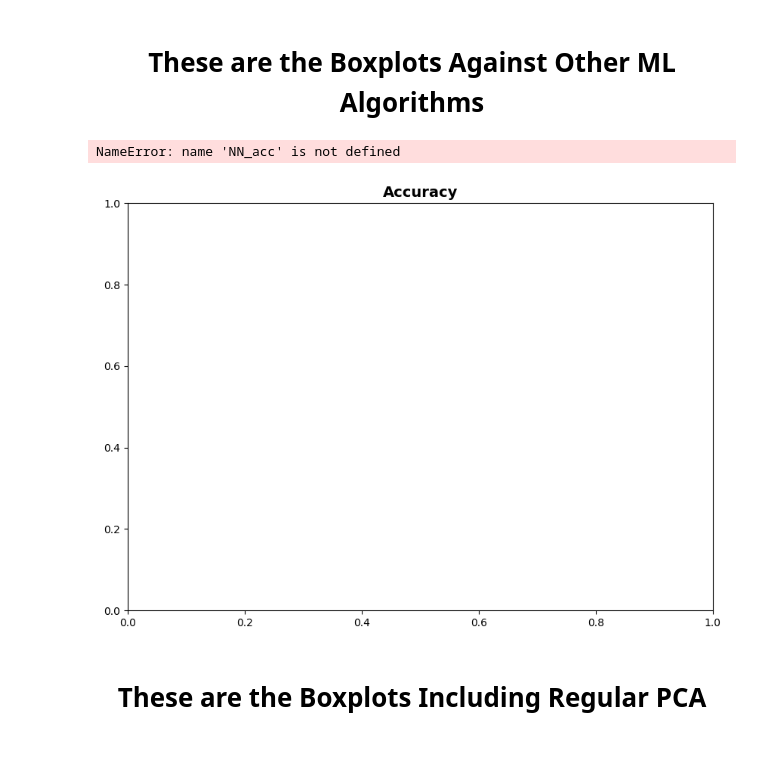
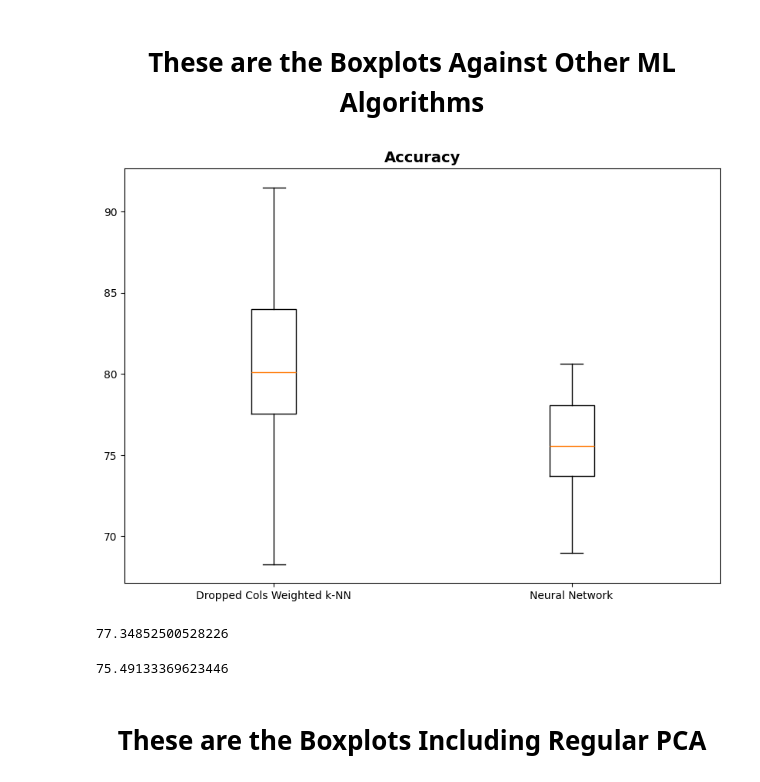
Before and after one commit to OnkarSama/Womp-Womp, a Jupyter notebook: modified-algo.ipynb, the cells around one changed output. Cells and saved outputs as stored; diff of their text form; code cells hidden in the pictures; blank space fills up the shorter version.

```diff
--- a/modified-algo.ipynb
+++ b/modified-algo.ipynb
@@ -742,7 +720,7 @@ for i in range(sim_len):
             heart_swagger.append(ig)
 
     dropped_heart_X_train = heart_X_train.drop(heart_X_train.columns[heart_indices],axis=1)
-    dropped_heart_X_test = heart_X_train.drop(heart_X_test.columns[heart_indices],axis=1)
+    dropped_heart_X_test = heart_X_test.drop(heart_X_test.columns[heart_indices],axis=1)
 
     Train_Data =  pd.concat([dropped_heart_X_train, heart_y_train], axis=1)
     Test_Data = pd.concat([dropped_heart_X_test, heart_y_test], axis=1)
@@ -843,7 +821,7 @@ for i in range(sim_len):
             ev_heart_swagger.append(ev)
 
     ev_dropped_heart_X_train = ev_heart_X_train.drop(ev_heart_X_train.columns[ev_heart_indices],axis=1)
-    ev_dropped_heart_X_test = ev_heart_X_train.drop(ev_heart_X_test.columns[ev_heart_indices],axis=1)
+    ev_dropped_heart_X_test = ev_heart_X_test.drop(ev_heart_X_test.columns[ev_heart_indices],axis=1)
 
     Train_Data =  pd.concat([ev_dropped_heart_X_train, ev_heart_y_train], axis=1)
     Test_Data = pd.concat([ev_dropped_heart_X_test, ev_heart_y_test], axis=1)
@@ -878,11 +856,9 @@ for i in range(sim_len):
     pca_explained_variance_f1.append(f1_pca*100)
     pca_explained_variance_specificity.append(specificity_pca*100)
 
-    heart_y_train.to_numpy().reshape(-1).flatten()
+    clf_NN = MLPClassifier(solver='lbfgs', alpha=1e-5,
+                           hidden_layer_sizes=(5, 2), max_iter=1000, random_state=1)
+    clf_NN.fit(dropped_heart_X_train, heart_y_train.values.ravel())
 
-    clf_NN = MLPClassifier(solver='lbfgs', alpha=1e-5,
-                           hidden_layer_sizes=(5, 2), random_state=1)
-    clf_NN.fit(dropped_heart_X_train, heart_y_train)
-
-    NN_acc.append(accuracy_score(clf_NN.predict(dropped_heart_X_test), heart_y_test), heart_y_test)
+    NN_acc.append(accuracy_score(heart_y_test, clf_NN.predict(dropped_heart_X_test)) * 100)
 # %% [output]
@@ -894,0 +871,7 @@ ValueError: Found input variables with inconsistent numbers of samples: [200, 18
+# %%
+clf_NN = MLPClassifier(solver='lbfgs', alpha=1e-5,
+                       hidden_layer_sizes=(5, 2), random_state=1)
+
+clf_NN.fit(dropped_heart_X_train, heart_y_train.values.ravel())
+
+accuracy_score(heart_y_test, clf_NN.predict(dropped_heart_X_test))
@@ -966,22 +950,29 @@ ValueError: Found input variables with inconsistent numbers of samples: [200, 18
 # %%
 fig = plt.figure(figsize =(10, 7))
 plt.title("Accuracy",fontsize=14, fontweight='bold')
 
-
-data = [avg_acc,NN_acc]
+data = [dropped_weight_avg_acc,NN_acc]
 
 x_axis = ['Dropped Cols Weighted k-NN', 'Neural Network']
 
 # Creating plot
 plt.boxplot(data, tick_labels=x_axis)
 
 # plt.savefig('Accuracy.svg')
 
 # show plot
 plt.show()
 # %% [output]
-NameError: name 'NN_acc' is not defined
-[figure, old version]
+[figure, new version]
+# %%
+import statistics
+statistics.mean(avg_acc)
+# %% [output]
+77.34852500528226
+# %%
+statistics.mean(NN_acc)
+# %% [output]
+75.49133369623446
 # %% [markdown]
 <h1 style="text-align:center;">These are the Boxplots Including Regular PCA</h1>
 # %%
```
Also changed, not shown: parts of 42 cells of this notebook, 5 other files.
